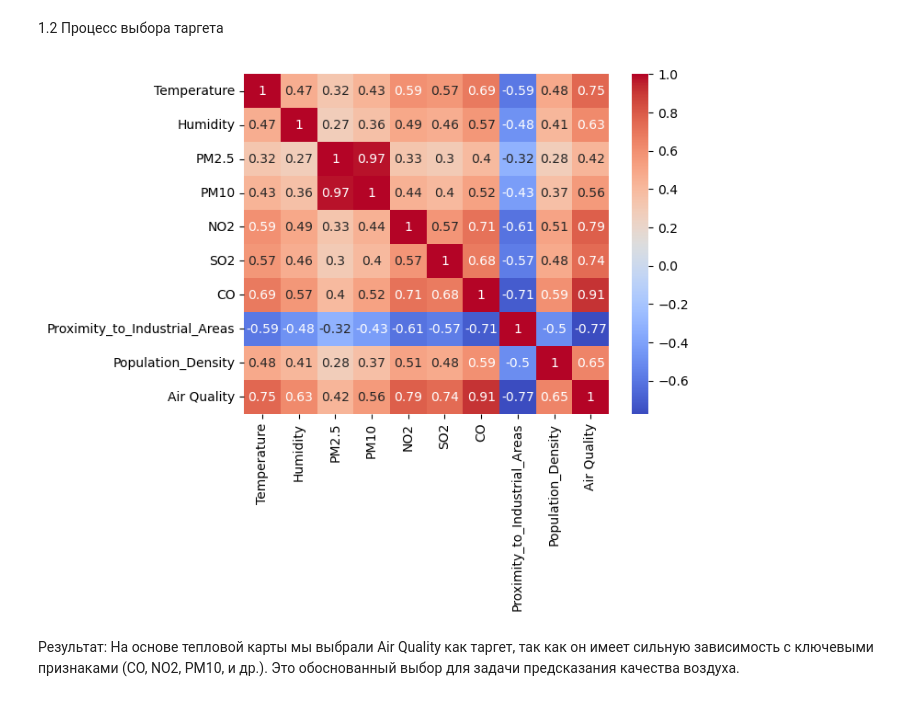
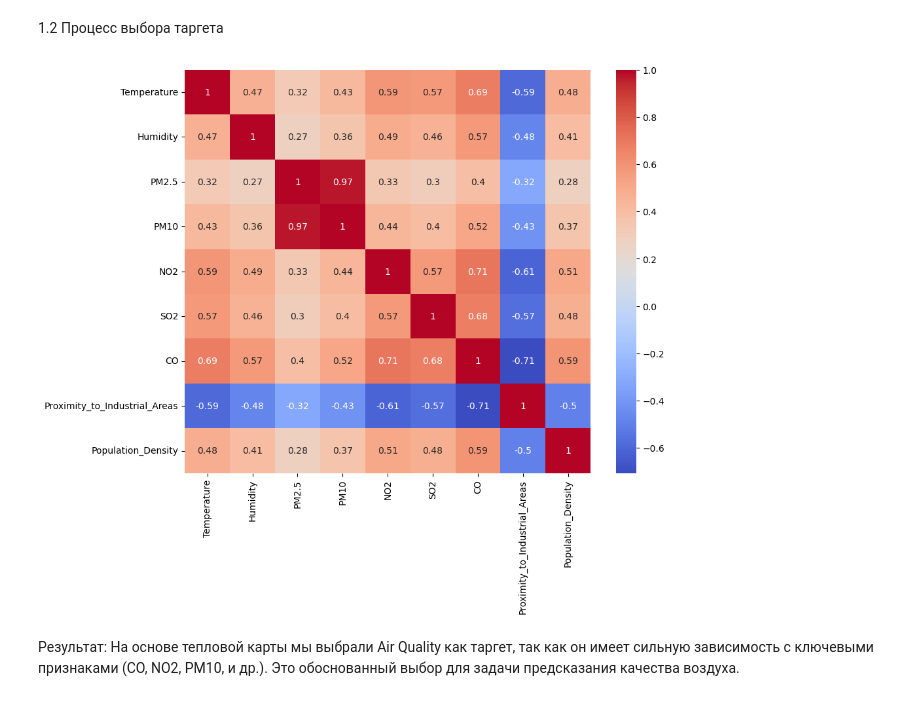
Before and after one commit to mjonona/Jonona_firstProject, a Jupyter notebook: ML_FinalProject_JM.ipynb, the cells around one changed output. Drawn from its saved outputs; the diff is of its cells as text; code cells hidden in the pictures.

```diff
--- a/ML_FinalProject_JM.ipynb
+++ b/ML_FinalProject_JM.ipynb
@@ -28,12 +28,16 @@ pollution_data
 # %%
 # 1.2
 import seaborn as sns
 import matplotlib.pyplot as plt
 
-sns.heatmap(pollution_data.corr(), annot=True, cmap='coolwarm')
+# Допустим, pollution_data — это ваш DataFrame
+numeric_df = pollution_data.select_dtypes(include=[float, int])
+
+plt.figure(figsize=(10,8))
+sns.heatmap(numeric_df.corr(), annot=True, cmap='coolwarm')
 plt.show()
 # %% [output]
-[figure, old version]
+[figure, new version]
 # %% [markdown]
 Результат: На основе тепловой карты мы выбрали Air Quality как таргет, так как он имеет сильную зависимость с ключевыми признаками (CO, NO2, PM10, и др.). Это обоснованный выбор для задачи предсказания качества воздуха.
 # %% [markdown]
```
Also changed, not shown: parts of 3 cells of this notebook.
